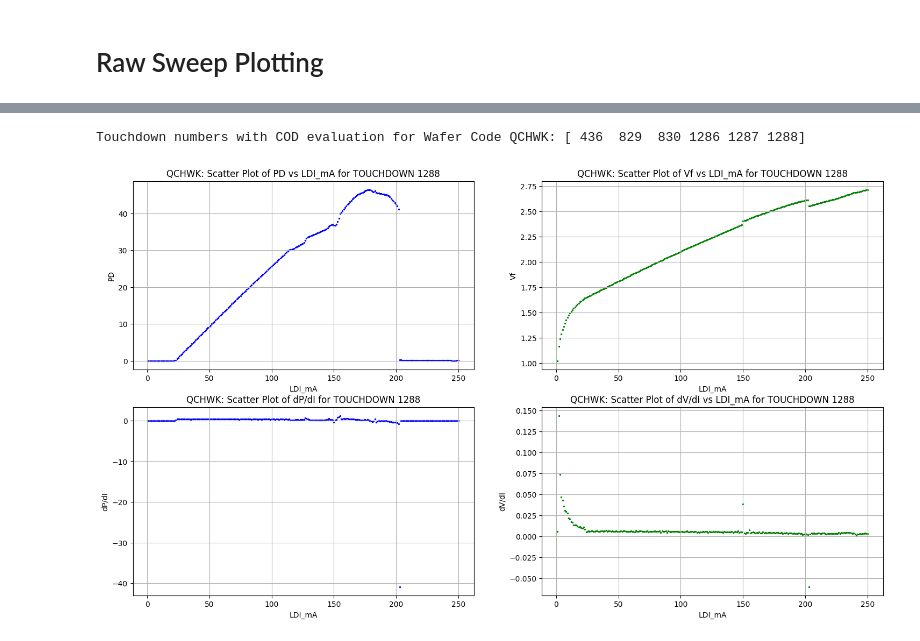
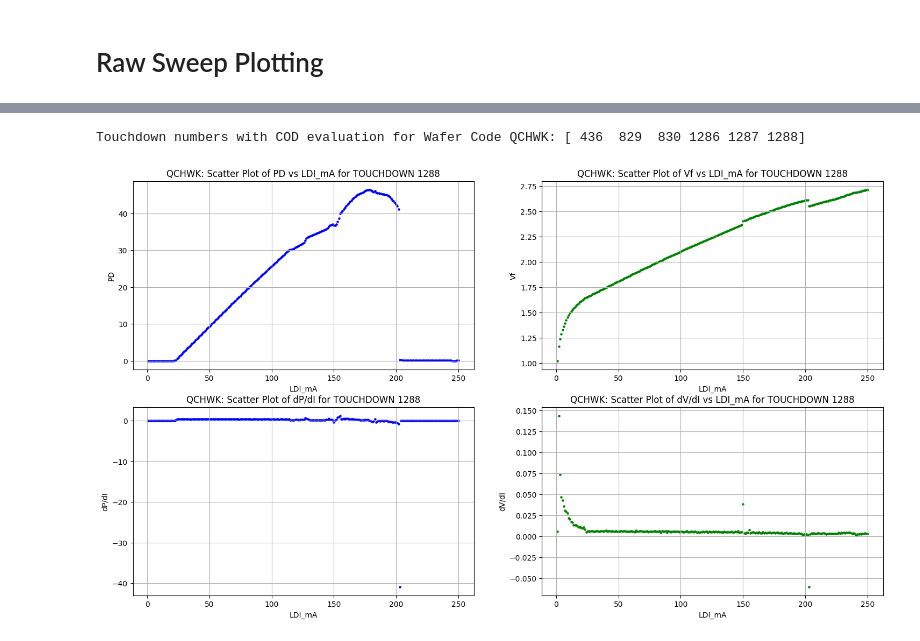
Before and after one commit to VadanKhan/liv-cod-algorithm, a Jupyter notebook: liv_cod_algorithm/cod_algorithm.ipynb, the cells around one changed output, grey strips where cells are left out. Cells and saved outputs as stored; diff of their text form; code cells hidden in the pictures.

```diff
--- a/liv_cod_algorithm/cod_algorithm.ipynb
+++ b/liv_cod_algorithm/cod_algorithm.ipynb
@@ -482,15 +483,12 @@ QCHWK:
 # %% [markdown]
 # Raw Sweep Plotting
 # %%
-# Iterate over all raw sweeps dataframes and create subplots for each of the 3 types (COD, ROLLOVER, and NO LASER)
-for df_raw_sweeps in annotated_sweeps_tables:
-    wafer_code = df_raw_sweeps["WAFER_ID"].iloc[0]
-
-    # Scatter plot of PD against LDI_mA with subplots for each COD_ROLL_EVAL type
-    fig, ax2 = plt.subplots(1, 3, figsize=(18, 4))
+def plot_sweep_data(df_raw_sweeps, wafer_code):
     cod_roll_eval_types = ["COD", "ROLLOVER", "NO LASER"]
     colors = ["red", "blue", "orange"]
 
+    # Scatter plot of PD against LDI_mA with subplots for each COD_ROLL_EVAL type
+    fig, axs = plt.subplots(1, 3, figsize=(18, 4))
     for ax, cod_type, color in zip(axs, cod_roll_eval_types, colors):
         group = df_raw_sweeps[df_raw_sweeps["COD_ROLL_EVAL"] == cod_type]
         ax.scatter(group["LDI_mA"], group["PD"], alpha=0.8, s=0.2, color=color)
@@ -498,13 +496,11 @@ for df_raw_sweeps in annotated_sweeps_tables:
         ax.set_xlabel("LDI_mA")
         ax.set_ylabel("PD")
         ax.grid(True)
-
     plt.tight_layout()
     plt.show()
 
     # Plot DP/DI against LDI_mA with subplots for each COD_ROLL_EVAL type
     fig, axs = plt.subplots(1, 3, figsize=(18, 4))
-
     for ax, cod_type, color in zip(axs, cod_roll_eval_types, colors):
         group = df_raw_sweeps[df_raw_sweeps["COD_ROLL_EVAL"] == cod_type]
         ax.scatter(group["LDI_mA"], group["DP/DI"], alpha=0.8, s=0.2, color=color)
@@ -512,13 +508,11 @@ for df_raw_sweeps in annotated_sweeps_tables:
         ax.set_xlabel("LDI_mA")
         ax.set_ylabel("DP/DI")
         ax.grid(True)
-
     plt.tight_layout()
     plt.show()
 
     # Scatter plot of Vf against LDI_mA with subplots for each COD_ROLL_EVAL type
     fig, axs = plt.subplots(1, 3, figsize=(18, 4))
-
     for ax, cod_type, color in zip(axs, cod_roll_eval_types, colors):
         group = df_raw_sweeps[df_raw_sweeps["COD_ROLL_EVAL"] == cod_type]
         ax.scatter(group["LDI_mA"], group["Vf"], alpha=0.8, s=0.2, color=color)
@@ -526,13 +520,11 @@ for df_raw_sweeps in annotated_sweeps_tables:
         ax.set_xlabel("LDI_mA")
         ax.set_ylabel("Vf")
         ax.grid(True)
-
     plt.tight_layout()
     plt.show()
 
     # Plot dV/dI against LDI_mA with subplots for each COD_ROLL_EVAL type
     fig, axs = plt.subplots(1, 3, figsize=(18, 4))
-
     for ax, cod_type, color in zip(axs, cod_roll_eval_types, colors):
         group = df_raw_sweeps[df_raw_sweeps["COD_ROLL_EVAL"] == cod_type]
         ax.scatter(group["LDI_mA"], group["dV/dI"], alpha=0.8, s=0.2, color=color)
@@ -540,7 +532,12 @@ for df_raw_sweeps in annotated_sweeps_tables:
         ax.set_xlabel("LDI_mA")
         ax.set_ylabel("dV/dI")
         ax.grid(True)
-
     plt.tight_layout()
     plt.show()
+
+
+# Calling Code
+for df_raw_sweeps in annotated_sweeps_tables:
+    wafer_code = df_raw_sweeps["WAFER_ID"].iloc[0]
+    plot_sweep_data(df_raw_sweeps, wafer_code)
 # %% [output]
@@ -549,6 +548,6 @@ NameError: name 'axs' is not defined
 # %%
 # Function to plot PD/LDI and Vf/LDI for a specific laser and wafer
-def plot_specific_touchdown(df_raw_sweeps, wafer_code, touchdown):
+def plot_specific_touchdown(df_raw_sweeps, wafer_code, touchdown, pnt_size):
     specific_data = df_raw_sweeps[(df_raw_sweeps["WAFER_ID"] == wafer_code) & (df_raw_sweeps["TOUCHDOWN"] == touchdown)]
 
     if specific_data.empty:
@@ -558,56 +557,57 @@ def plot_specific_touchdown(df_raw_sweeps, wafer_code, touchdown):
     fig, ((ax1, ax2), (ax3, ax4)) = plt.subplots(2, 2, figsize=(18, 10))
 
     # Plot PD/LDI
-    ax1.scatter(specific_data["LDI_mA"], specific_data["PD"], s=2, color="blue")
+    ax1.scatter(specific_data["LDI_mA"], specific_data["PD"], s=pnt_size, color="blue")
     ax1.set_title(f"{wafer_code}: Scatter Plot of PD vs LDI_mA for TOUCHDOWN {touchdown}")
     ax1.set_xlabel("LDI_mA")
     ax1.set_ylabel("PD")
     ax1.grid(True)
 
     # Plot dP/dI
-    ax3.scatter(specific_data["LDI_mA"], specific_data["DP/DI"], s=2, color="blue")
+    ax3.scatter(specific_data["LDI_mA"], specific_data["DP/DI"], s=pnt_size, color="blue")
     ax3.set_title(f"{wafer_code}: Scatter Plot of dP/dI for TOUCHDOWN {touchdown}")
     ax3.set_xlabel("LDI_mA")
     ax3.set_ylabel("dP/dI")
     ax3.grid(True)
 
     # Plot Vf/LDI
-    ax2.scatter(specific_data["LDI_mA"], specific_data["Vf"], s=2, color="green")
+    ax2.scatter(specific_data["LDI_mA"], specific_data["Vf"], s=pnt_size, color="green")
     ax2.set_title(f"{wafer_code}: Scatter Plot of Vf vs LDI_mA for TOUCHDOWN {touchdown}")
     ax2.set_xlabel("LDI_mA")
     ax2.set_ylabel("Vf")
     ax2.grid(True)
 
     # Plot dV/dI
-    ax4.scatter(specific_data["LDI_mA"], specific_data["dV/dI"], s=2, color="green")
+    ax4.scatter(specific_data["LDI_mA"], specific_data["dV/dI"], s=pnt_size, color="green")
     ax4.set_title(f"{wafer_code}: Scatter Plot of dV/dI vs LDI_mA for TOUCHDOWN {touchdown}")
     ax4.set_xlabel("LDI_mA")
     ax4.set_ylabel("dV/dI")
     ax4.grid(True)
 
     plt.show()
 
 
+# INPUT THE DESIRED PROFILE TO EXAMINE HERE
 # Define the specific wafer code and TOUCHDOWN number
-wafer_code = "QCHWK"
-touchdown = 1288  # Replace with the desired TOUCHDOWN number
+WAFER_CODE = "QCHWK"
+TOUCHDOWN = 1288
 
 # Find the correct dataframe where the wafer code matches the input
 df_raw_sweeps = None
 for df in annotated_sweeps_tables:
-    if df["WAFER_ID"].iloc[0] == wafer_code:
+    if df["WAFER_ID"].iloc[0] == WAFER_CODE:
         df_raw_sweeps = df
         break
 
 if df_raw_sweeps is not None:
     # Search for touchdown numbers where COD_ROLL_EVAL == COD
     cod_touchdowns = df_raw_sweeps[(df_raw_sweeps["COD_ROLL_EVAL"] == "COD") | (df_raw_sweeps["COD_ROLL_EVAL"] == "M. COD")]["TOUCHDOWN"].unique()
-    print(f"Touchdown numbers with COD evaluation for Wafer Code {wafer_code}: {cod_touchdowns}")
+    print(f"Touchdown numbers with COD evaluation for Wafer Code {WAFER_CODE}: {cod_touchdowns}")
 
     # Plot for the specified touchdown number
-    plot_specific_touchdown(df_raw_sweeps, wafer_code, touchdown)
+    plot_specific_touchdown(df_raw_sweeps, WAFER_CODE, TOUCHDOWN, pnt_size=5)
 else:
-    print(f"No data found for Wafer Code: {wafer_code}")
+    print(f"No data found for Wafer Code: {WAFER_CODE}")
 # %% [output]
 Touchdown numbers with COD evaluation for Wafer Code QCHWK: [ 436  829  830 1286 1287 1288]
-[figure, old version]
+[figure, new version]
```
Also changed, not shown: parts of 4 cells of this notebook, 3 other files.
